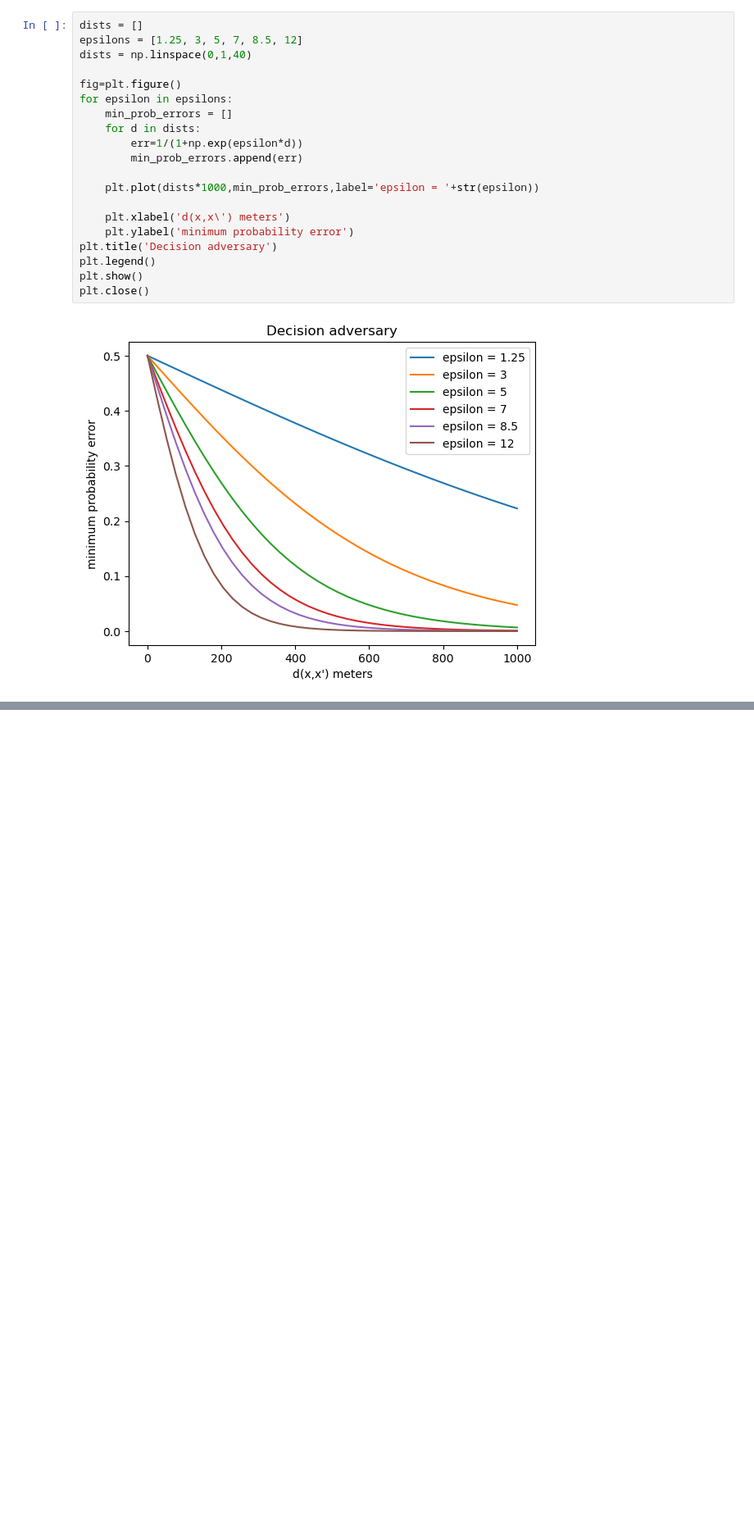
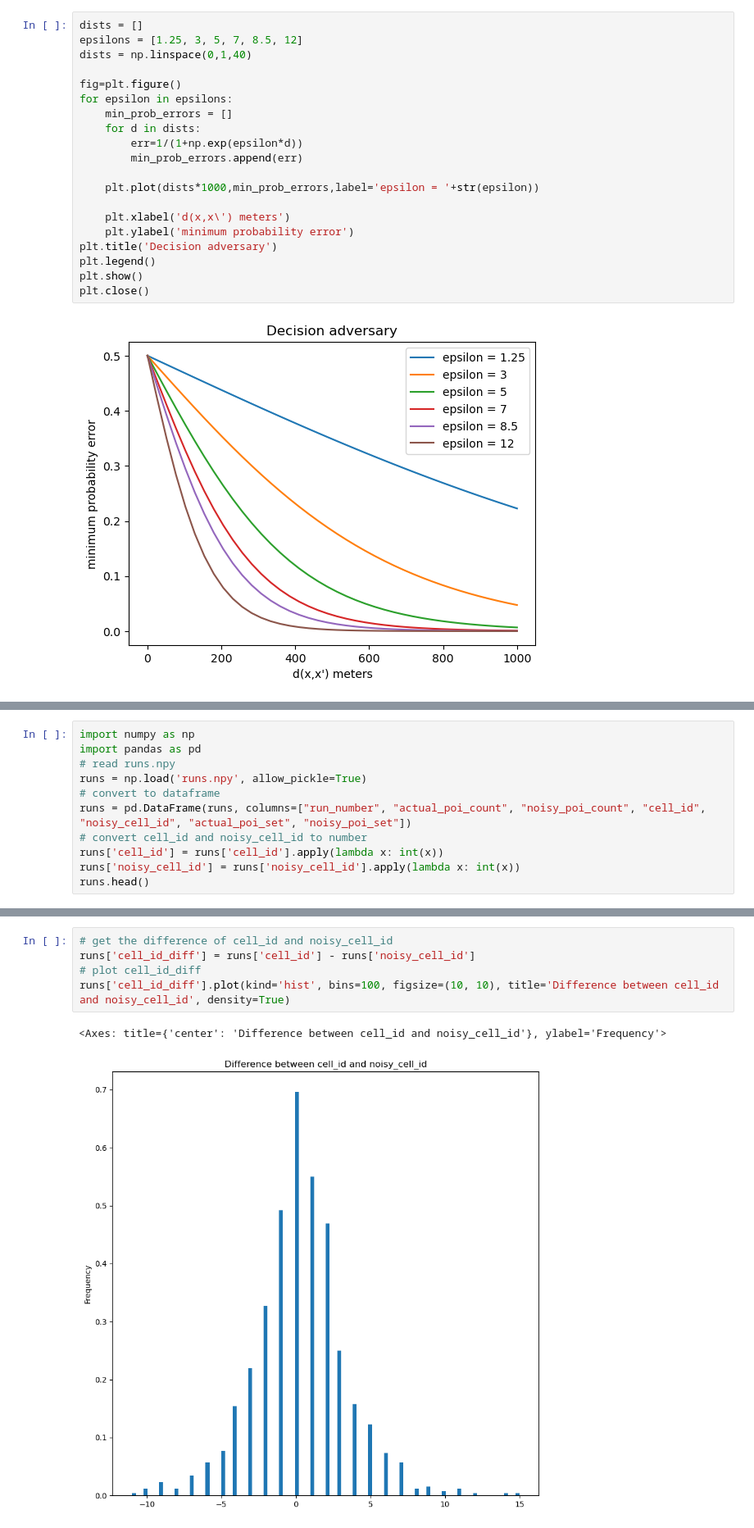
Before and after one commit to aybarsyazici/EPFL-CS523-Project-1, a Jupyter notebook: secretstroll/part2/privacy-evaluation.ipynb, the cells around one changed output, grey strips where cells are left out. Shown at 82% size. Drawn from its saved outputs; the diff is of its cells as text; blank space fills up the shorter version.

```diff
--- a/secretstroll/part2/privacy-evaluation.ipynb
+++ b/secretstroll/part2/privacy-evaluation.ipynb
@@ -962,0 +968,11 @@ plt.close()
+# %%
+import numpy as np
+import pandas as pd
+# read runs.npy
+runs = np.load('runs.npy', allow_pickle=True)
+# convert to dataframe
+runs = pd.DataFrame(runs, columns=["run_number", "actual_poi_count", "noisy_poi_count", "cell_id", "noisy_cell_id", "actual_poi_set", "noisy_poi_set"])
+# convert cell_id and noisy_cell_id to number
+runs['cell_id'] = runs['cell_id'].apply(lambda x: int(x))
+runs['noisy_cell_id'] = runs['noisy_cell_id'].apply(lambda x: int(x))
+runs.head()
@@ -962,0 +986,8 @@ plt.close()
+# %%
+# get the difference of cell_id and noisy_cell_id
+runs['cell_id_diff'] = runs['cell_id'] - runs['noisy_cell_id']
+# plot cell_id_diff
+runs['cell_id_diff'].plot(kind='hist', bins=100, figsize=(10, 10), title='Difference between cell_id and noisy_cell_id', density=True)
+# %% [output]
+<Axes: title={'center': 'Difference between cell_id and noisy_cell_id'}, ylabel='Frequency'>
+[figure, added]
```
Also changed, not shown: parts of 6 cells of this notebook, 57 other files.
